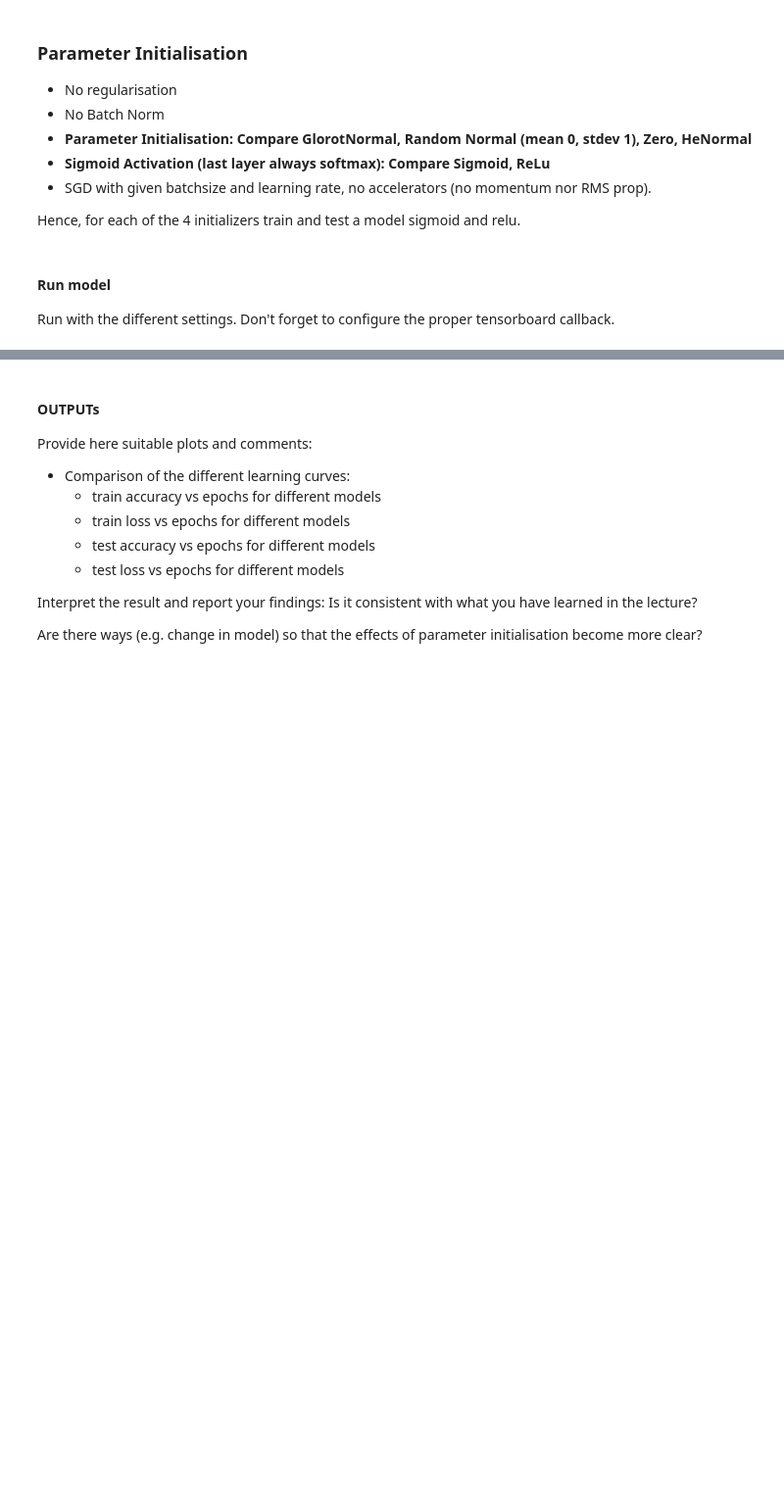
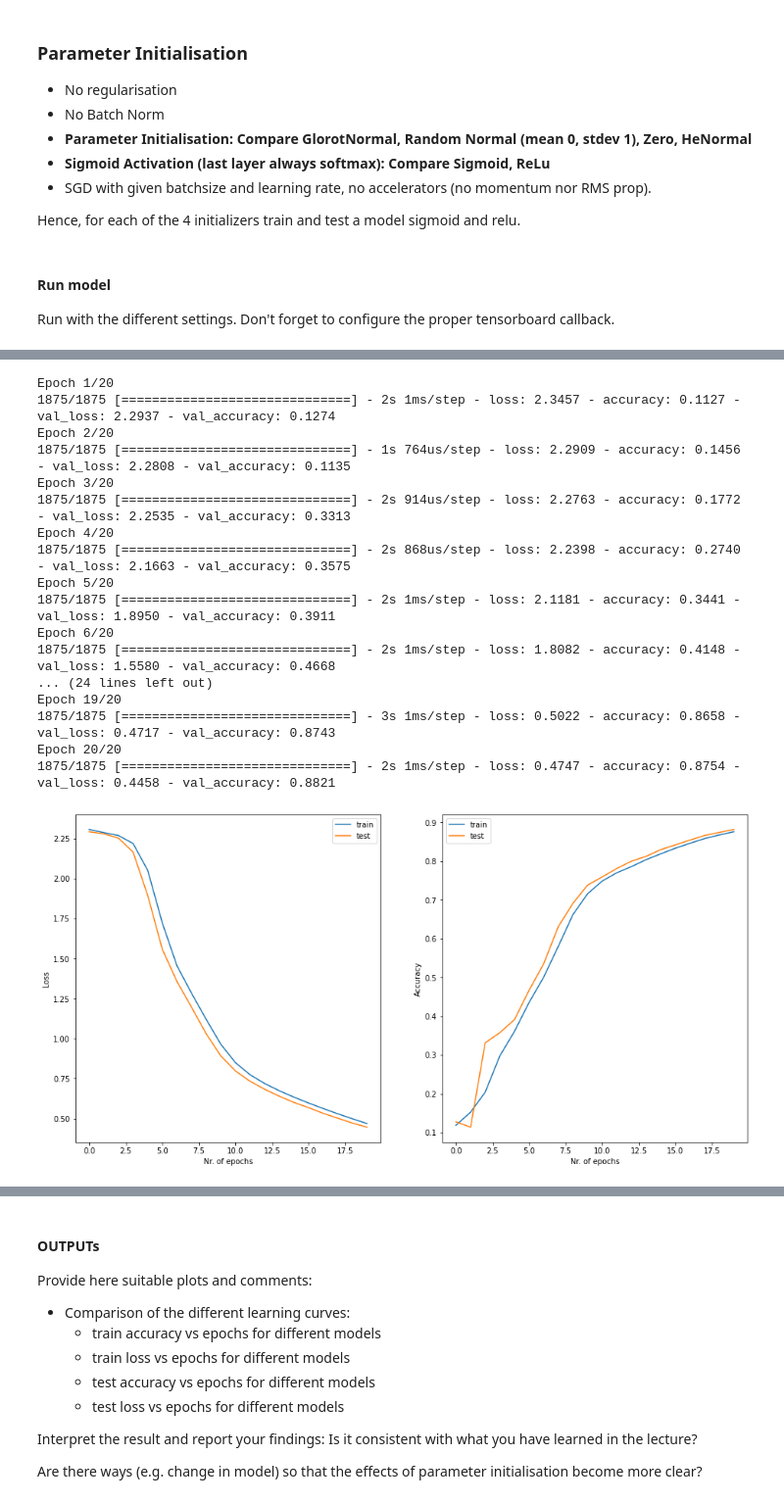
Before and after one commit to PatCH0816/TSM_DeLearn, a Jupyter notebook: exercises/exercise7/mlp_keras_stud.ipynb, the cells around one changed output, grey strips where cells are left out. Shown at 98% size. Drawn from its saved outputs; the diff is of its cells as text; code cells hidden in the pictures; blank space fills up the shorter version.

```diff
--- a/exercises/exercise7/mlp_keras_stud.ipynb
+++ b/exercises/exercise7/mlp_keras_stud.ipynb
@@ -258,0 +347,51 @@ Epoch 10/10
+# %%
+# this duplicated code could be defined in a function, but I am too lazy right now...
+
+# fit model
+model = model_param_init(layersizes, tf.keras.initializers.GlorotNormal(), 'sigmoid')
+model.compile(optimizer="sgd",
+              loss='sparse_categorical_crossentropy',
+              metrics=['accuracy'])
+
+history = model.fit(x_train, y_train,
+                    validation_data=(x_test, y_test),
+                    batch_size=batchsize,
+                    epochs=epochs)
+
+# plot
+plt.figure(figsize=(16,8))
+
+plt.subplot(1,2,1)
+plt.plot(history.history['loss'], label='train')
+plt.plot(history.history['val_loss'], label='test')
+plt.xlabel('Nr. of epochs')
+plt.ylabel('Loss')
+plt.legend()
+
+plt.subplot(1,2,2)
+plt.plot(history.history['accuracy'], label='train')
+plt.plot(history.history['val_accuracy'], label='test')
+plt.xlabel('Nr. of epochs')
+plt.ylabel('Accuracy')
+plt.legend()
+
+plt.show()
+# %% [output]
+Epoch 1/20
+1875/1875 [==============================] - 2s 1ms/step - loss: 2.3457 - accuracy: 0.1127 - val_loss: 2.2937 - val_accuracy: 0.1274
+Epoch 2/20
+1875/1875 [==============================] - 1s 764us/step - loss: 2.2909 - accuracy: 0.1456 - val_loss: 2.2808 - val_accuracy: 0.1135
+Epoch 3/20
+1875/1875 [==============================] - 2s 914us/step - loss: 2.2763 - accuracy: 0.1772 - val_loss: 2.2535 - val_accuracy: 0.3313
+Epoch 4/20
+1875/1875 [==============================] - 2s 868us/step - loss: 2.2398 - accuracy: 0.2740 - val_loss: 2.1663 - val_accuracy: 0.3575
+Epoch 5/20
+1875/1875 [==============================] - 2s 1ms/step - loss: 2.1181 - accuracy: 0.3441 - val_loss: 1.8950 - val_accuracy: 0.3911
+Epoch 6/20
+1875/1875 [==============================] - 2s 1ms/step - loss: 1.8082 - accuracy: 0.4148 - val_loss: 1.5580 - val_accuracy: 0.4668
+... (24 lines left out)
+Epoch 19/20
+1875/1875 [==============================] - 3s 1ms/step - loss: 0.5022 - accuracy: 0.8658 - val_loss: 0.4717 - val_accuracy: 0.8743
+Epoch 20/20
+1875/1875 [==============================] - 2s 1ms/step - loss: 0.4747 - accuracy: 0.8754 - val_loss: 0.4458 - val_accuracy: 0.8821
+[figure, added]
```
Also changed, not shown: parts of 14 cells of this notebook.
